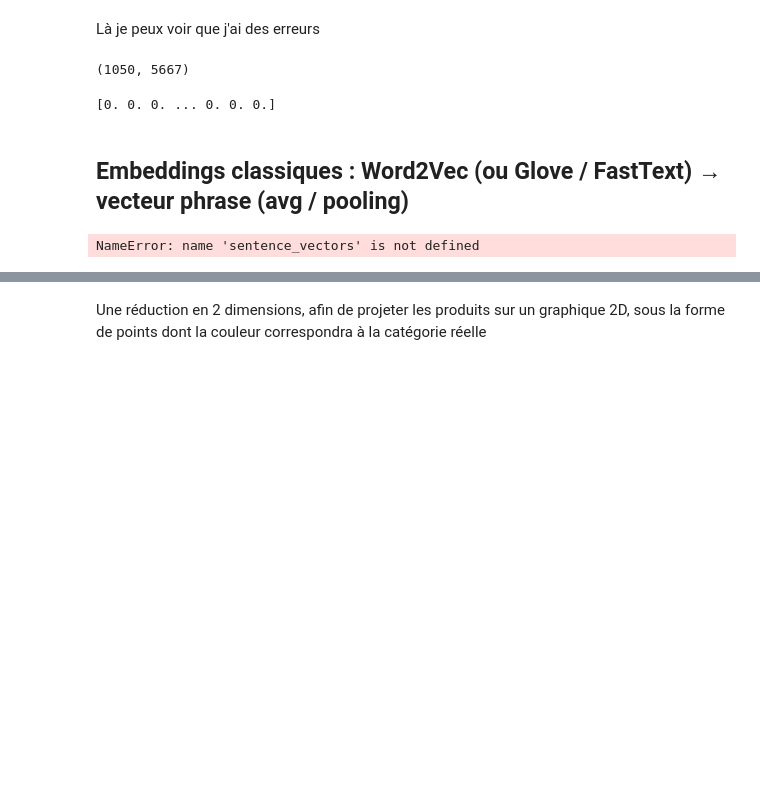
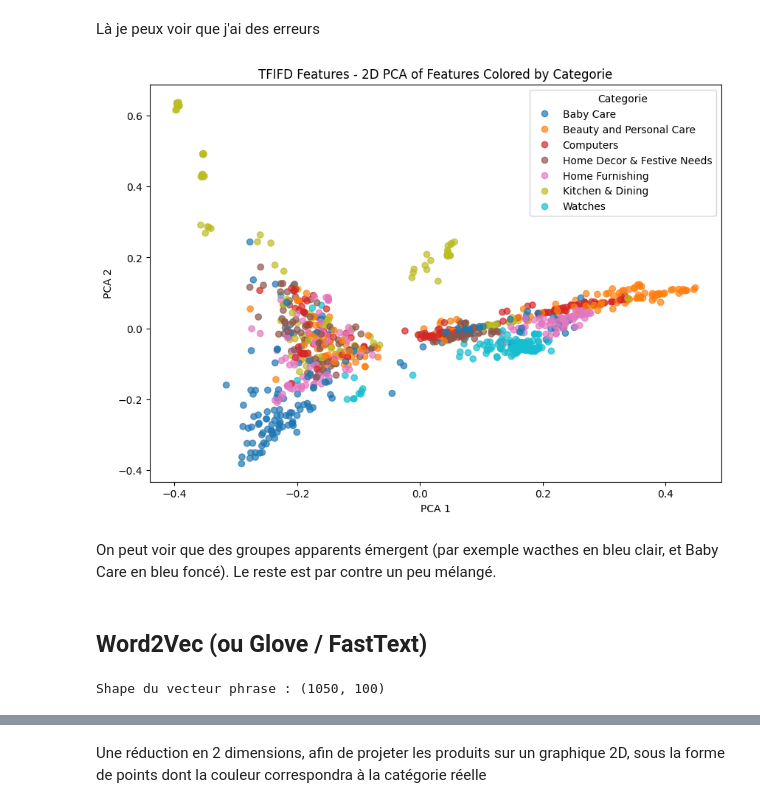
Before and after one commit to JeanProjets/Projet_6, a Jupyter notebook: Projet_6_feature_text.ipynb, the cells around one changed output, grey strips where cells are left out. Cells and saved outputs as stored; diff of their text form; code cells hidden in the pictures; blank space fills up the shorter version.

Commit message:
ajout notebook api et finalisation partie texte

```diff
--- a/Projet_6_feature_text.ipynb
+++ b/Projet_6_feature_text.ipynb
@@ -356,7 +362,7 @@ print(sorted(vectorizer.vocabulary_))
 vectorizer = TfidfVectorizer()  # transforme du texte en vecteurs numériques pondérés TF-IDF
 
 # 2. On apprend le vocabulaire (fit) et on transforme les textes en matrice TF-IDF (transform)
-X = vectorizer.fit_transform(list_description_str)
+X_TFIFD_features = vectorizer.fit_transform(list_description_str)
 
 #fit :
 # analyse tous les textes dans list_description_str
@@ -376,7 +382,7 @@ print(vectorizer.get_feature_names_out())
 # 4. Affiche la matrice TF-IDF complète sous forme de tableau
 #    Chaque ligne = un texte ; chaque colonne = un mot du vocabulaire
 print("\nMatrice TF-IDF :")
-print(X.toarray())
+print(X_TFIFD_features.toarray())
 # %% [output]
 Mots du vocabulaire :
 ['00' '000' '001' ... 'zoom' 'zora' 'zyxel']
@@ -467,24 +467,34 @@ print(vectorizer.get_feature_names_out()[:20])  # premiers mots
  '04615cmgy' '050']
 # %% [markdown]
 Là je peux voir que j'ai des erreurs
-# %%
-# Vérifier la matrice TF-IDF
-
-print(X.shape)
-
-#Est-ce que le nombre de lignes = nombre de textes ?
-#Est-ce que le nombre de colonnes = nombre de mots uniques ?
-# %% [output]
-(1050, 5667)
-# %%
-# Verifier des vecteurs au hasard
-
-i = random.randint(0,1000)
-print(X.toarray()[i])
-# %% [output]
-[0. 0. 0. ... 0. 0. 0.]
+# %%
+le = LabelEncoder()
+labels = le.fit_transform(df['categorie'])
+
+# Fit PCA to reduce to 2 dimensions
+
+pca = PCA(n_components=2)
+X_pca = pca.fit_transform(X_TFIFD_features)
+
+# Plot
+
+plt.figure(figsize=(10, 7))
+scatter = plt.scatter(X_pca[:, 0], X_pca[:, 1], c=labels, cmap='tab10', alpha=0.7)
+
+# Add legend with category names
+
+handles, _ = scatter.legend_elements()
+plt.legend(handles, le.classes_, title="Categorie")
+plt.xlabel("PCA 1")
+plt.ylabel("PCA 2")
+plt.title("TFIFD Features - 2D PCA of Features Colored by Categorie")
+plt.show()
+# %% [output]
+[figure, added]
+# %% [markdown]
+On peut voir que des groupes apparents émergent (par exemple wacthes en bleu clair, et Baby Care en bleu foncé). Le reste est par contre un peu mélangé.
 # %% [markdown]
-## Embeddings classiques : Word2Vec (ou Glove / FastText) → vecteur phrase (avg / pooling)
+## Word2Vec (ou Glove / FastText)
 # %%
 # 1) Préparer tes textes (tokenisation)
 tokenized_texts = [word_tokenize(doc.lower()) for doc in list_description_str]
@@ -505,9 +515,9 @@ def sentence_vector(sentence_tokens, model):
 # 4) Transformer tout ton corpus en vecteurs
 sentence_vectors_word2vec = np.array([sentence_vector(tokens, w2v_model) for tokens in tokenized_texts])
 
-print("Shape du vecteur phrase :", sentence_vectors.shape)
+print("Shape du vecteur phrase :", sentence_vectors_word2vec.shape)
 # %% [output]
-NameError: name 'sentence_vectors' is not defined
+Shape du vecteur phrase : (1050, 100)
 # %%
 sentence_vectors_word2vec
 # %% [output]
```
Also changed, not shown: parts of 15 cells of this notebook, 5 other files.
